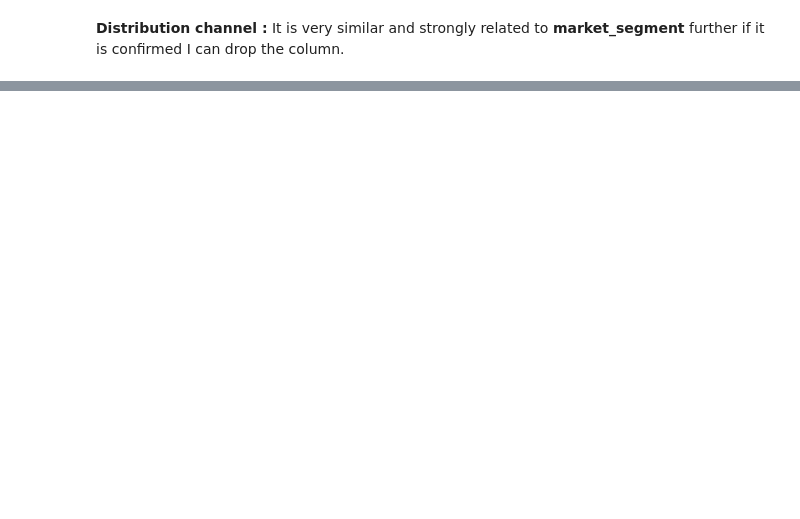
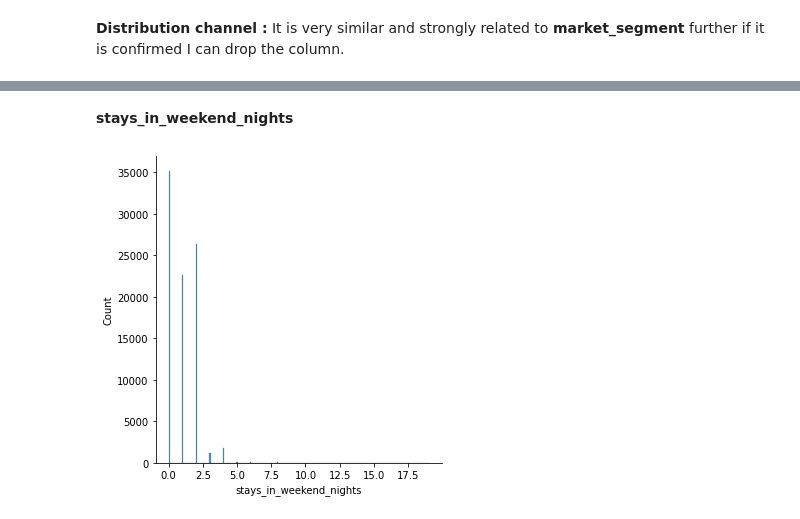
Before and after one commit to SaiMeghanaGoud/EDA-capstone-project, a Jupyter notebook: Copy_of_Hotel_Booking_Analysis_Capstone_Project.ipynb, the cells around one changed output, grey strips where cells are left out. Cells and saved outputs as stored; diff of their text form; code cells hidden in the pictures; blank space fills up the shorter version.

```diff
--- a/Copy_of_Hotel_Booking_Analysis_Capstone_Project.ipynb
+++ b/Copy_of_Hotel_Booking_Analysis_Capstone_Project.ipynb
@@ -545,0 +562,8 @@ df['reservation_status'].value_counts().plot.bar()
+# %% [markdown]
+**stays_in_weekend_nights**
+# %%
+#frequency distribution of stays in weekend nights
+sns.displot(df['stays_in_weekend_nights'],label='stays_in_weekend_nights')
+plt.show()
+# %% [output]
+[figure, added]
```
Also changed, not shown: parts of 61 cells of this notebook.
